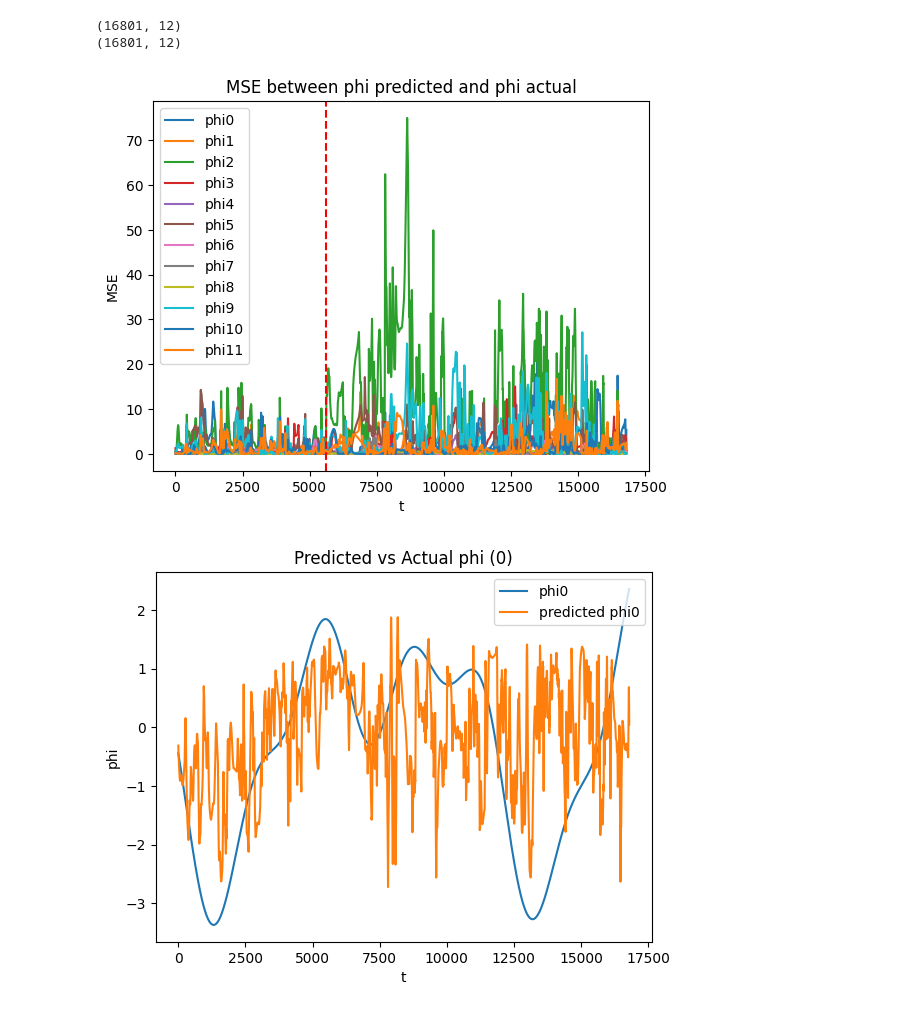
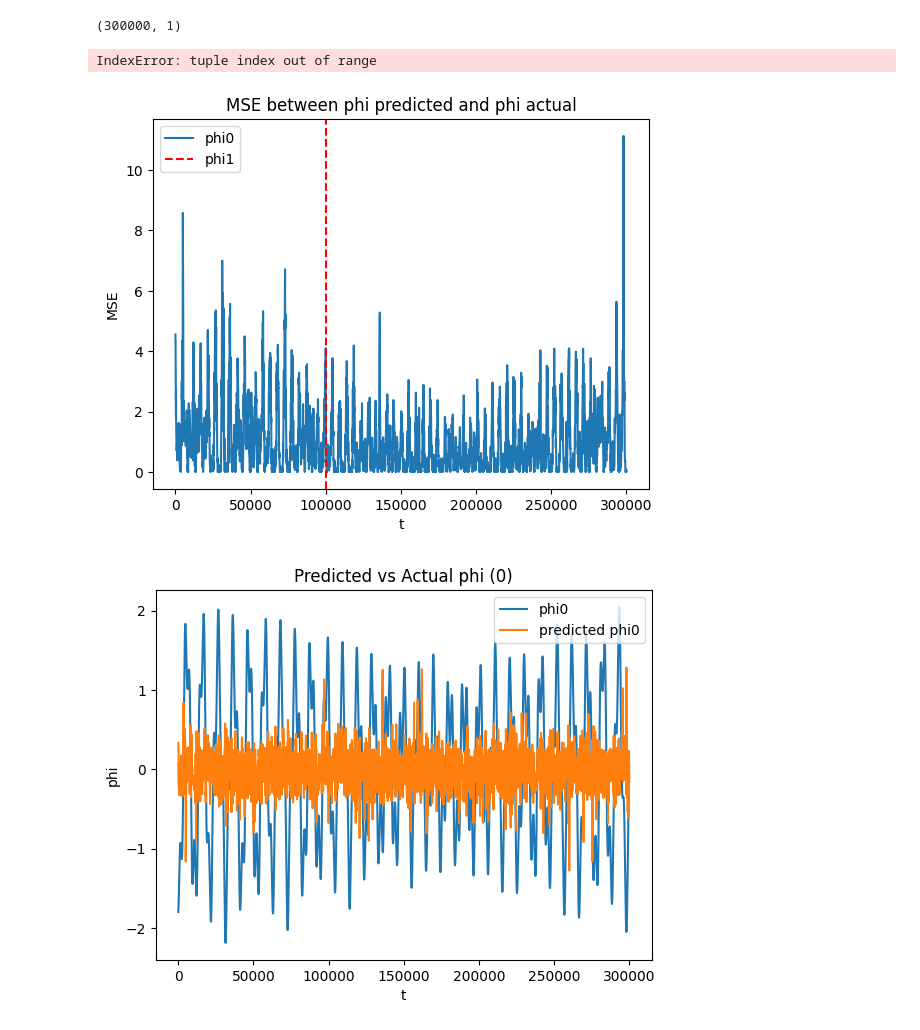
Before and after one commit to callmechristian/qnctrl, a Jupyter notebook: RNN.ipynb, the cells around one changed output. Saved outputs shown, nothing was run; the diff lists cells and outputs as text; code cells hidden in the pictures.

Commit message:
LSTM test

```diff
--- a/RNN.ipynb
+++ b/RNN.ipynb
@@ -84,0 +161,10 @@ Epoch 60/60
+# %%
+# Plot the predicted and actual values
+for i in range(1):
+    plt.plot(X_test[:, i], label=f'Actual phi{i}')
+    plt.plot(y_test[:, i], label=f'Predicted phi{i}')
+    plt.xlabel('Time Step')
+    plt.ylabel('Value')
+    plt.title(f'Predicted vs Actual phi{i}')
+    plt.legend()
+    plt.show()
@@ -84,0 +344,3 @@ Epoch 60/60
+# %%
+# Train the neural network
+model.fit(X_train, y_train, epochs=10, batch_size=100, verbose=1, callbacks=[early_stopping, lr_reduction], validation_split=0.2)
@@ -84,0 +369,6 @@ Epoch 60/60
+# %%
+# Predict the QBER using the trained neural network
+phi_preds = model.predict(X_test[:,:], batch_size=100)
+
+# Convert the predicted_phi_move to a numpy array
+phi_preds = np.array(phi_preds)
@@ -85,40 +387,40 @@ Epoch 60/60
 # %%
-phi_preds = phi_preds.reshape(phi_preds.shape[0], phi_preds.shape[2])
+# phi_preds = phi_preds.reshape(phi_preds.shape[0], phi_preds.shape[2])
 print(phi_preds.shape)
 phi_test = phi_test.reshape(phi_test.shape[0], phi_test.shape[2])
 print(phi_test.shape)
 # %% [output]
-(16801, 12)
-(16801, 12)
+(300000, 1)
+IndexError: tuple index out of range
 # %%
 # Plot the MSE
-for j in range(12):
+for j in range(1):
     mse_values = []
     for i in range(len(phi_preds)):
         mse = np.mean((phi_preds[i,j] - phi_test[i,j]) ** 2)
         mse_values.append(mse)
 
     plt.plot(mse_values)
 plt.axvline(x=len(PHI) * 0.1, color='red', linestyle='--')
 plt.xlabel('t')
 plt.ylabel('MSE')
 plt.legend(loc='upper left', labels=[f'phi{i}' for i in range(12)])
 plt.title('MSE between phi predicted and phi actual')
 plt.show()
 
 phi_plot = np.array(PHI)
 phi_test = np.array(phi_test)
 phi_preds = np.array(phi_preds)
 # # Plot the predicted and actual phi
-for i in range(12):
+for i in range(1):
     # plt.axvline(x=len(phi_plot) * 0.1, color='red', linestyle='--')
     plt.plot(phi_test[:,i], label=f'phi{i}')
     plt.plot(phi_preds[:,i], label=f'predicted phi{i}')
     plt.xlabel('t')
     plt.ylabel('phi')
     plt.legend(loc='upper right')
     plt.title(f'Predicted vs Actual phi ({i})')
     plt.show()
 # %% [output]
-[figure, old version]
+[figure, new version]
-[figure, old version]
+[figure, new version]
```
Also changed, not shown: parts of 27 cells of this notebook.
